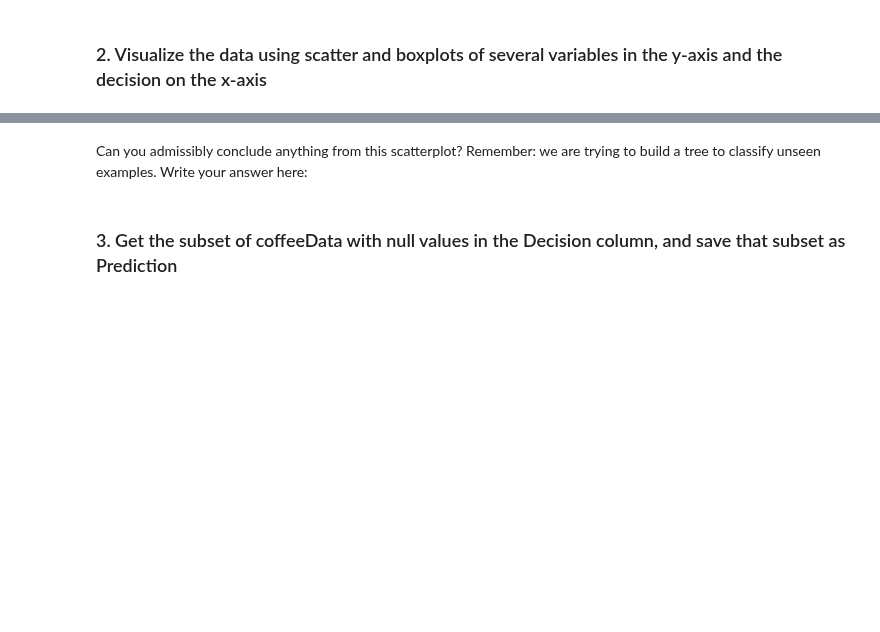
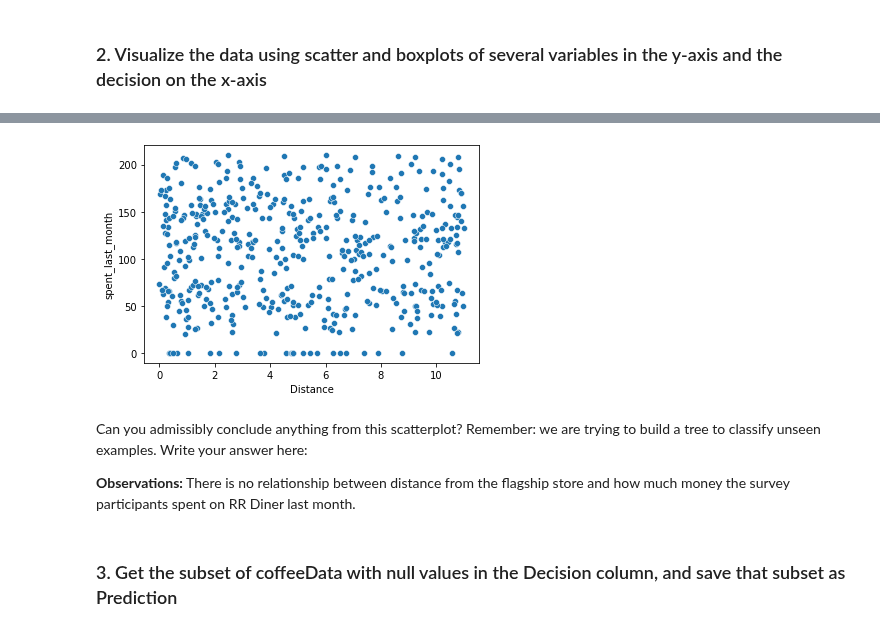
Before and after one commit to dmclark53/Springboard, a Jupyter notebook: RR-Diner-Coffee/Springboard Decision Tree Specialty Coffee Case Study - Tier 3.ipynb, the cells around one changed output, grey strips where cells are left out. Drawn from its saved outputs; the diff is of its cells as text; code cells hidden in the pictures; blank space fills up the shorter version.

```diff
--- a/RR-Diner-Coffee/Springboard Decision Tree Specialty Coffee Case Study - Tier 3.ipynb
+++ b/RR-Diner-Coffee/Springboard Decision Tree Specialty Coffee Case Study - Tier 3.ipynb
@@ -260,8 +269,13 @@ Can you admissibly conclude anything from this boxplot? Write your answer here:
 # %%
 # Make a scatterplot on NOPrediction, where x is distance, y is spent_last_month and hue is Decision
-_ _ _
+sns.scatterplot(x='Distance', y='spent_last_month', data=NoPrediction)
+plt.show()
+# %% [output]
+[figure, added]
 # %% [markdown]
 Can you admissibly conclude anything from this scatterplot? Remember: we are trying to build a tree to classify unseen examples. Write your answer here:
+
+**Observations:** There is no relationship between distance from the flagship store and how much money the survey participants spent on RR Diner last month.
 # %% [markdown]
 ### 3. Get the subset of coffeeData with null values in the Decision column, and save that subset as Prediction
 # %%
```
Also changed, not shown: parts of 3 cells of this notebook.
